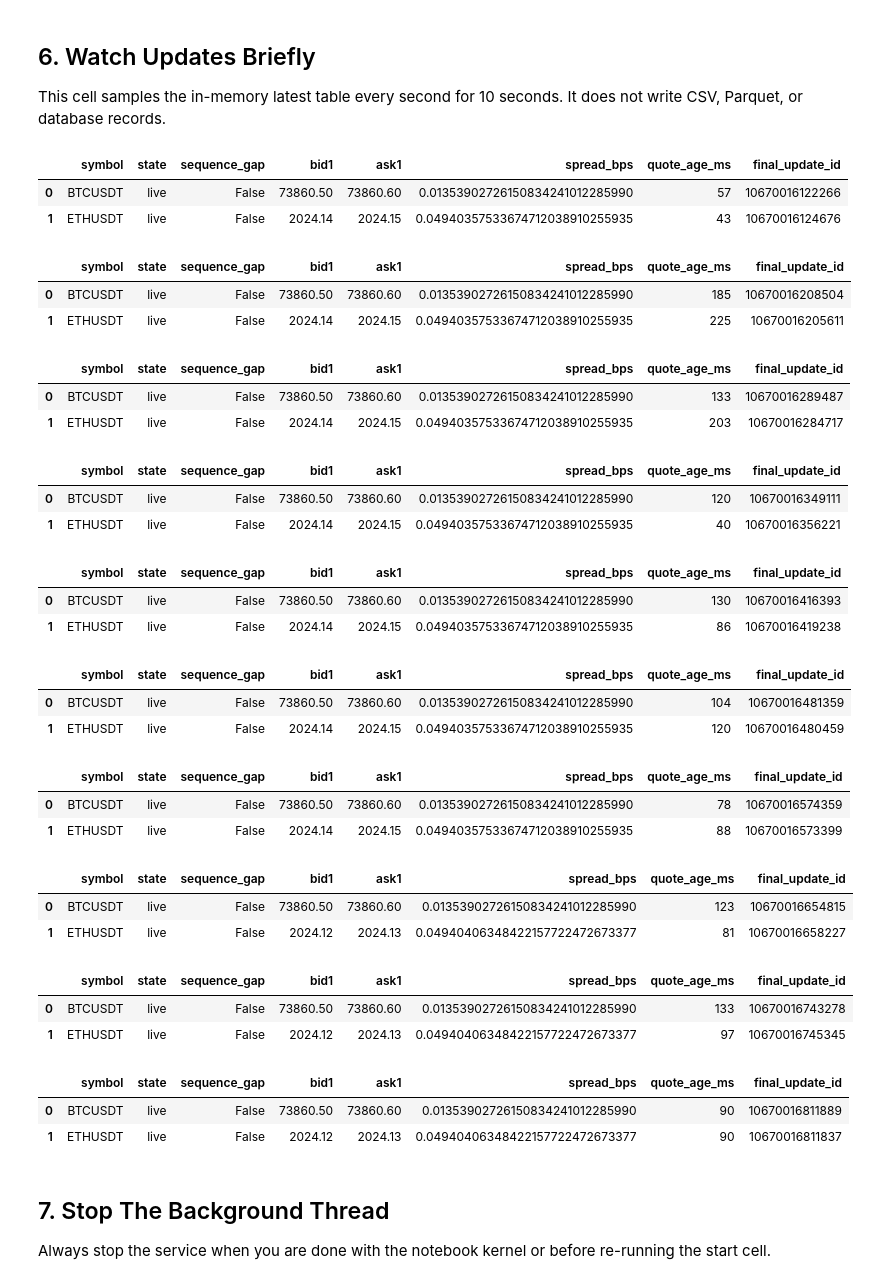
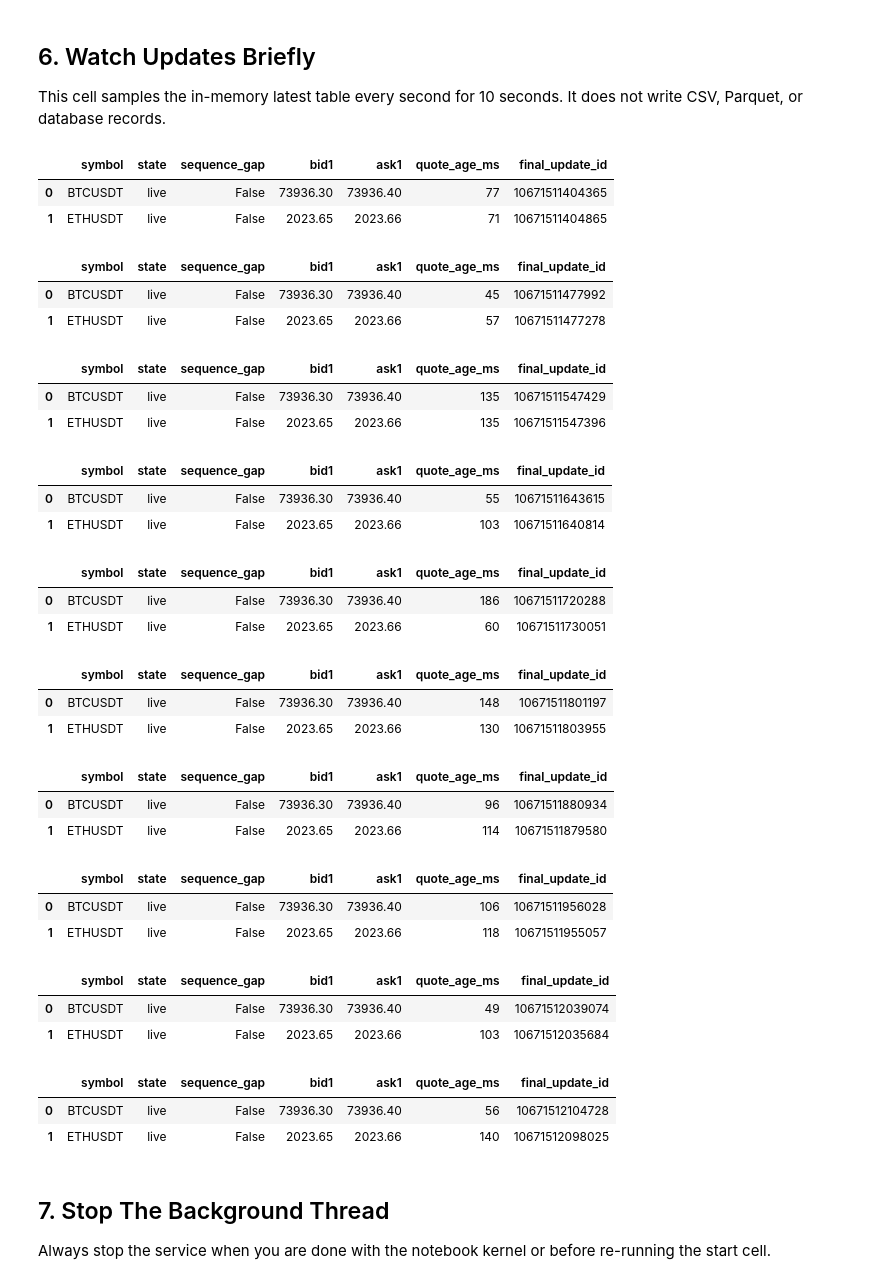
Before and after one commit to Suncol/binance_klines_data_fetch, a Jupyter notebook: examples/depth_service_jupyter_example.ipynb, the cells around one changed output. Saved outputs shown, nothing was run; the diff lists cells and outputs as text; code cells hidden in the pictures.

```diff
--- a/examples/depth_service_jupyter_example.ipynb
+++ b/examples/depth_service_jupyter_example.ipynb
@@ -180,57 +187,56 @@ This cell samples the in-memory latest table every second for 10 seconds. It doe
 # %%
 for _ in range(10):
     sample_time_ms = time.time_ns() // 1_000_000
     rows = []
     for symbol in config.symbols:
-        snapshot = service.get_latest(symbol)
-        if snapshot is None:
+        quote = service.get_latest_level_quote(symbol, level=1)
+        if quote is None:
             rows.append({"symbol": symbol, "state": "missing"})
             continue
         rows.append(
             {
                 "symbol": symbol,
-                "state": "stale" if snapshot.is_stale else "live",
-                "sequence_gap": snapshot.sequence_gap,
-                "bid1": snapshot.bids[0].price if snapshot.bids else None,
-                "ask1": snapshot.asks[0].price if snapshot.asks else None,
-                "spread_bps": snapshot.spread_bps,
-                "quote_age_ms": sample_time_ms - snapshot.event_time_ms,
-                "final_update_id": snapshot.final_update_id,
+                "state": "stale" if quote.is_stale else "live",
+                "sequence_gap": quote.sequence_gap,
+                "bid1": quote.bid_price,
+                "ask1": quote.ask_price,
+                "quote_age_ms": sample_time_ms - quote.event_time_ms,
+                "final_update_id": quote.final_update_id,
             }
         )
     display(pd.DataFrame(rows))
     time.sleep(1.0)
 # %% [output]
-|  | symbol | state | sequence_gap | bid1 | ask1 | spread_bps | quote_age_ms | final_update_id |
-| 0 | BTCUSDT | live | False | 73860.50 | 73860.60 | 0.01353902726150834241012285990 | 57 | 10670016122266 |
-| 1 | ETHUSDT | live | False | 2024.14 | 2024.15 | 0.04940357533674712038910255935 | 43 | 10670016124676 |
+|  | symbol | state | sequence_gap | bid1 | ask1 | quote_age_ms | final_update_id |
+| 0 | BTCUSDT | live | False | 73936.30 | 73936.40 | 77 | 10671511404365 |
+| 1 | ETHUSDT | live | False | 2023.65 | 2023.66 | 71 | 10671511404865 |
-|  | symbol | state | sequence_gap | bid1 | ask1 | spread_bps | quote_age_ms | final_update_id |
-| 0 | BTCUSDT | live | False | 73860.50 | 73860.60 | 0.01353902726150834241012285990 | 185 | 10670016208504 |
-| 1 | ETHUSDT | live | False | 2024.14 | 2024.15 | 0.04940357533674712038910255935 | 225 | 10670016205611 |
+|  | symbol | state | sequence_gap | bid1 | ask1 | quote_age_ms | final_update_id |
+| 0 | BTCUSDT | live | False | 73936.30 | 73936.40 | 45 | 10671511477992 |
+| 1 | ETHUSDT | live | False | 2023.65 | 2023.66 | 57 | 10671511477278 |
-|  | symbol | state | sequence_gap | bid1 | ask1 | spread_bps | quote_age_ms | final_update_id |
-| 0 | BTCUSDT | live | False | 73860.50 | 73860.60 | 0.01353902726150834241012285990 | 133 | 10670016289487 |
-| 1 | ETHUSDT | live | False | 2024.14 | 2024.15 | 0.04940357533674712038910255935 | 203 | 10670016284717 |
+|  | symbol | state | sequence_gap | bid1 | ask1 | quote_age_ms | final_update_id |
+| 0 | BTCUSDT | live | False | 73936.30 | 73936.40 | 135 | 10671511547429 |
+| 1 | ETHUSDT | live | False | 2023.65 | 2023.66 | 135 | 10671511547396 |
-|  | symbol | state | sequence_gap | bid1 | ask1 | spread_bps | quote_age_ms | final_update_id |
-| 0 | BTCUSDT | live | False | 73860.50 | 73860.60 | 0.01353902726150834241012285990 | 120 | 10670016349111 |
-| 1 | ETHUSDT | live | False | 2024.14 | 2024.15 | 0.04940357533674712038910255935 | 40 | 10670016356221 |
+|  | symbol | state | sequence_gap | bid1 | ask1 | quote_age_ms | final_update_id |
+| 0 | BTCUSDT | live | False | 73936.30 | 73936.40 | 55 | 10671511643615 |
+| 1 | ETHUSDT | live | False | 2023.65 | 2023.66 | 103 | 10671511640814 |
-|  | symbol | state | sequence_gap | bid1 | ask1 | spread_bps | quote_age_ms | final_update_id |
-| 0 | BTCUSDT | live | False | 73860.50 | 73860.60 | 0.01353902726150834241012285990 | 130 | 10670016416393 |
-| 1 | ETHUSDT | live | False | 2024.14 | 2024.15 | 0.04940357533674712038910255935 | 86 | 10670016419238 |
+|  | symbol | state | sequence_gap | bid1 | ask1 | quote_age_ms | final_update_id |
+| 0 | BTCUSDT | live | False | 73936.30 | 73936.40 | 186 | 10671511720288 |
+| 1 | ETHUSDT | live | False | 2023.65 | 2023.66 | 60 | 10671511730051 |
-|  | symbol | state | sequence_gap | bid1 | ask1 | spread_bps | quote_age_ms | final_update_id |
-| 0 | BTCUSDT | live | False | 73860.50 | 73860.60 | 0.01353902726150834241012285990 | 104 | 10670016481359 |
-| 1 | ETHUSDT | live | False | 2024.14 | 2024.15 | 0.04940357533674712038910255935 | 120 | 10670016480459 |
+|  | symbol | state | sequence_gap | bid1 | ask1 | quote_age_ms | final_update_id |
+| 0 | BTCUSDT | live | False | 73936.30 | 73936.40 | 148 | 10671511801197 |
+| 1 | ETHUSDT | live | False | 2023.65 | 2023.66 | 130 | 10671511803955 |
-|  | symbol | state | sequence_gap | bid1 | ask1 | spread_bps | quote_age_ms | final_update_id |
-| 0 | BTCUSDT | live | False | 73860.50 | 73860.60 | 0.01353902726150834241012285990 | 78 | 10670016574359 |
-| 1 | ETHUSDT | live | False | 2024.14 | 2024.15 | 0.04940357533674712038910255935 | 88 | 10670016573399 |
+|  | symbol | state | sequence_gap | bid1 | ask1 | quote_age_ms | final_update_id |
+| 0 | BTCUSDT | live | False | 73936.30 | 73936.40 | 96 | 10671511880934 |
+| 1 | ETHUSDT | live | False | 2023.65 | 2023.66 | 114 | 10671511879580 |
-|  | symbol | state | sequence_gap | bid1 | ask1 | spread_bps | quote_age_ms | final_update_id |
-| 0 | BTCUSDT | live | False | 73860.50 | 73860.60 | 0.01353902726150834241012285990 | 123 | 10670016654815 |
-| 1 | ETHUSDT | live | False | 2024.12 | 2024.13 | 0.04940406348422157722472673377 | 81 | 10670016658227 |
+|  | symbol | state | sequence_gap | bid1 | ask1 | quote_age_ms | final_update_id |
+| 0 | BTCUSDT | live | False | 73936.30 | 73936.40 | 106 | 10671511956028 |
+| 1 | ETHUSDT | live | False | 2023.65 | 2023.66 | 118 | 10671511955057 |
-|  | symbol | state | sequence_gap | bid1 | ask1 | spread_bps | quote_age_ms | final_update_id |
-| 0 | BTCUSDT | live | False | 73860.50 | 73860.60 | 0.01353902726150834241012285990 | 133 | 10670016743278 |
-| 1 | ETHUSDT | live | False | 2024.12 | 2024.13 | 0.04940406348422157722472673377 | 97 | 10670016745345 |
+|  | symbol | state | sequence_gap | bid1 | ask1 | quote_age_ms | final_update_id |
+| 0 | BTCUSDT | live | False | 73936.30 | 73936.40 | 49 | 10671512039074 |
+| 1 | ETHUSDT | live | False | 2023.65 | 2023.66 | 103 | 10671512035684 |
-|  | symbol | state | sequence_gap | bid1 | ask1 | spread_bps | quote_age_ms | final_update_id |
-| 0 | BTCUSDT | live | False | 73860.50 | 73860.60 | 0.01353902726150834241012285990 | 90 | 10670016811889 |
-| 1 | ETHUSDT | live | False | 2024.12 | 2024.13 | 0.04940406348422157722472673377 | 90 | 10670016811837 |
+|  | symbol | state | sequence_gap | bid1 | ask1 | quote_age_ms | final_update_id |
+| 0 | BTCUSDT | live | False | 73936.30 | 73936.40 | 56 | 10671512104728 |
+| 1 | ETHUSDT | live | False | 2023.65 | 2023.66 | 140 | 10671512098025 |
 # %% [markdown]
 ## 7. Stop The Background Thread
 
```
Also changed, not shown: parts of 3 cells of this notebook, 8 other files.
